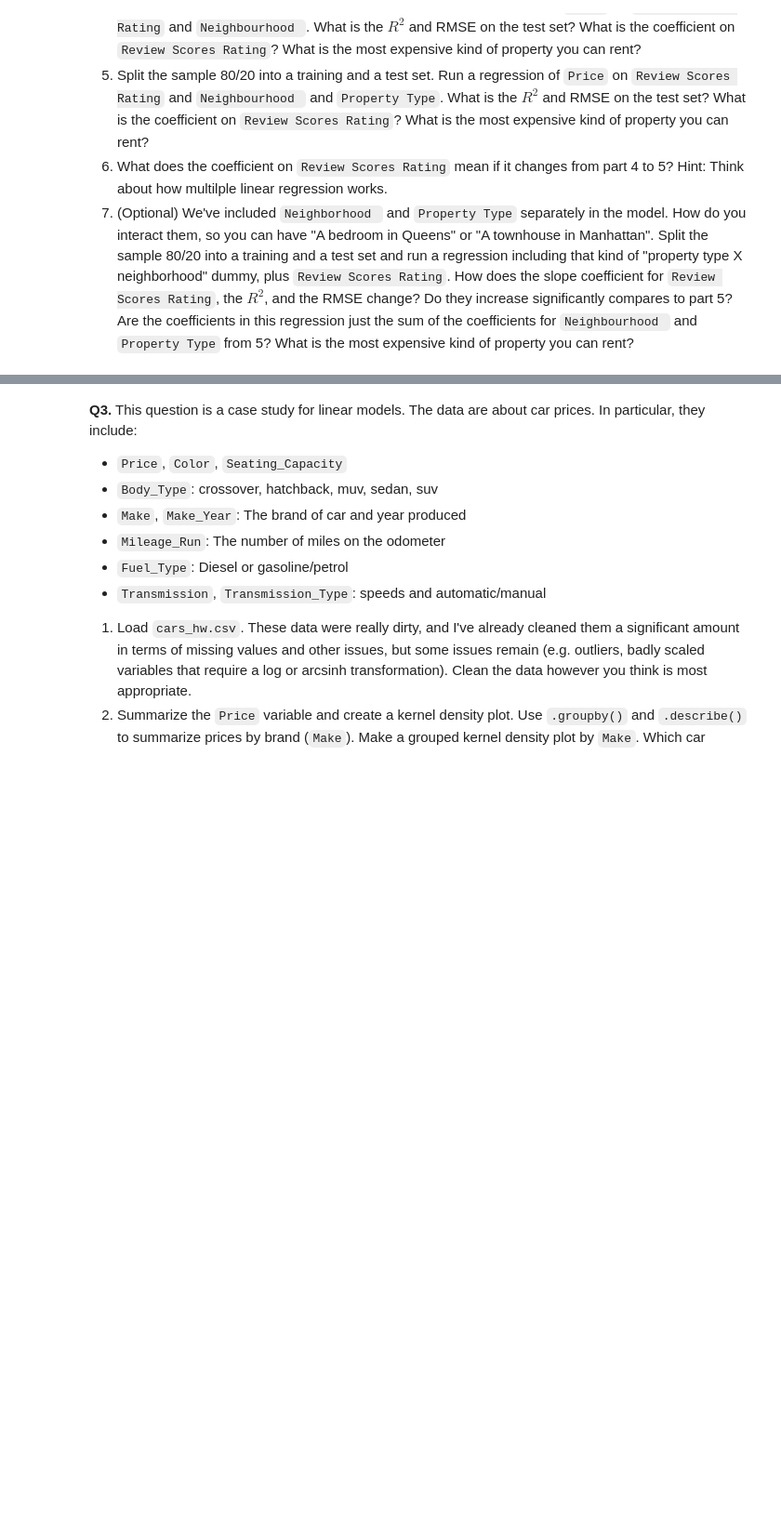
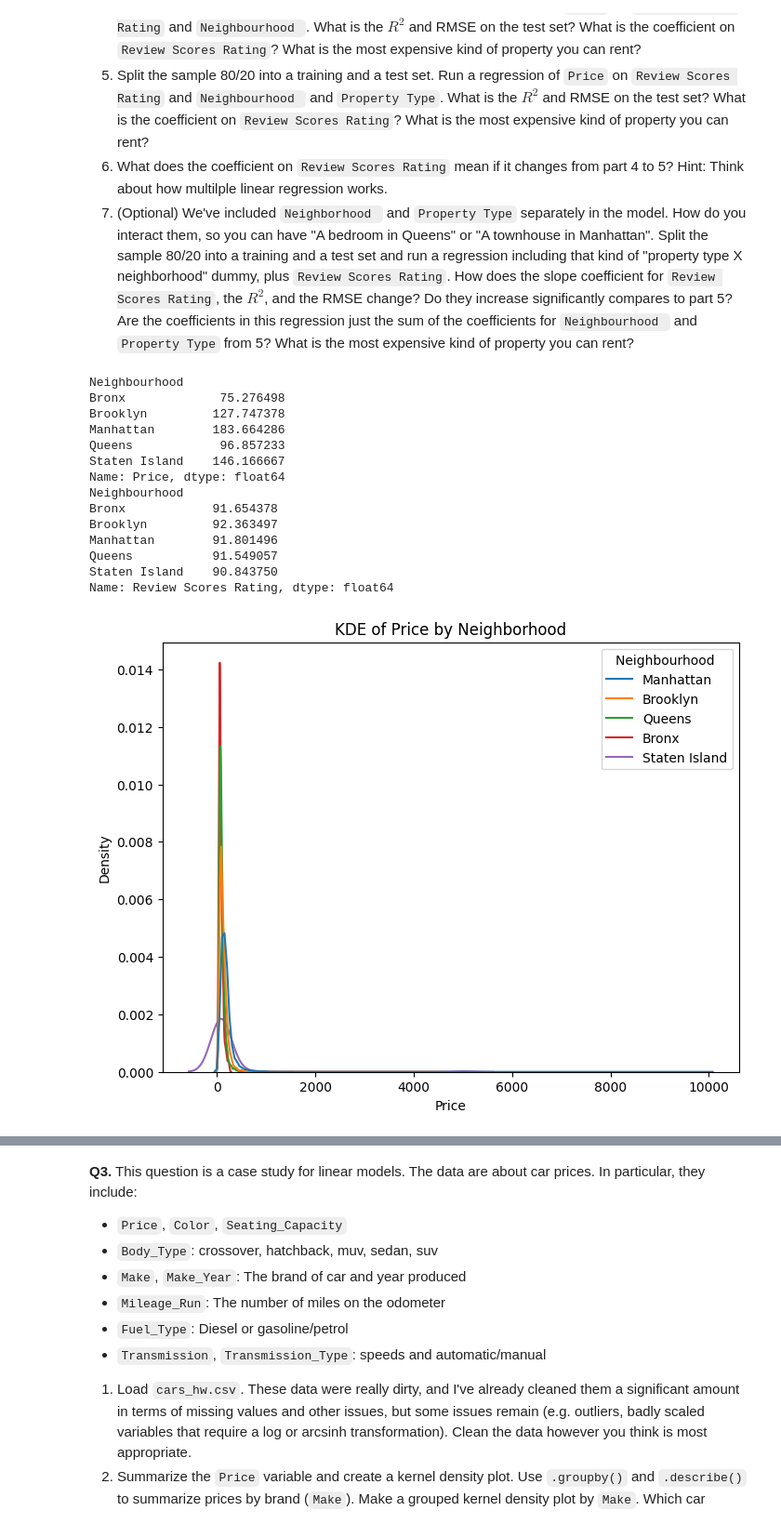
Before and after one commit to allyoshea/linear_models, a Jupyter notebook: assignment/assignment.ipynb, the cells around one changed output, grey strips where cells are left out. Shown at 93% size. Cells and saved outputs as stored; diff of their text form; code cells hidden in the pictures; blank space fills up the shorter version.

```diff
--- a/assignment/assignment.ipynb
+++ b/assignment/assignment.ipynb
@@ -30,3 +30,64 @@
 5. Split the sample 80/20 into a training and a test set. Run a regression of `Price` on `Review Scores Rating` and `Neighbourhood ` and `Property Type`. What is the $R^2$ and RMSE on the test set? What is the coefficient on `Review Scores Rating`? What is the most expensive kind of property you can rent?
 6. What does the coefficient on `Review Scores Rating` mean if it changes from part 4 to 5? Hint: Think about how multilple linear regression works.
 7. (Optional) We've included `Neighborhood ` and `Property Type` separately in the model. How do you interact them, so you can have "A bedroom in Queens" or "A townhouse in Manhattan". Split the sample 80/20 into a training and a test set and run a regression including that kind of "property type X neighborhood" dummy, plus `Review Scores Rating`. How does the slope coefficient for `Review Scores Rating`, the $R^2$, and the RMSE change? Do they increase significantly compares to part 5? Are the coefficients in this regression just the sum of the coefficients for `Neighbourhood ` and `Property Type` from 5? What is the most expensive kind of property you can rent?
+# %%
+import numpy as np
+import pandas as pd
+import seaborn as sns
+import matplotlib.pyplot as plt
+from sklearn.model_selection import train_test_split
+
+df = pd.read_csv('/content/Q1_clean.csv', low_memory=False)
+df.head()
+df.Price.describe()
+print(df.groupby('Neighbourhood ')['Price'].mean())
+print(df.groupby('Neighbourhood ')['Review Scores Rating'].mean())
+
+#create the KDE for price and log price grouped by neighborhood
+
+df = df.dropna(subset=['Price', 'Neighbourhood '])
+df = df[df['Price'] > 0]
+
+df['log_price'] = np.log(df['Price'])
+#plt of KDE of price
+plt.figure(figsize=(8,6))
+
+sns.kdeplot(
+    data=df,
+    x='Price',
+    hue='Neighbourhood ',
+    common_norm=False  # keeps each neighborhood scaled separately
+)
+
+plt.title("KDE of Price by Neighborhood")
+plt.show()
+
+#plt of KDE of LOG price
+plt.figure(figsize=(8,6))
+
+sns.kdeplot(
+    data=df,
+    x='log_price',
+    hue='Neighbourhood ',
+    common_norm=False  # keeps each neighborhood scaled separately
+)
+
+plt.title("KDE of Log Price by Neighbourhood")
+plt.show()
+#lg price
+# %% [output]
+Neighbourhood
+Bronx             75.276498
+Brooklyn         127.747378
+Manhattan        183.664286
+Queens            96.857233
+Staten Island    146.166667
+Name: Price, dtype: float64
+Neighbourhood
+Bronx            91.654378
+Brooklyn         92.363497
+Manhattan        91.801496
+Queens           91.549057
+Staten Island    90.843750
+Name: Review Scores Rating, dtype: float64
+[figure, added]
```
Also changed, not shown: parts of 2 cells of this notebook.
